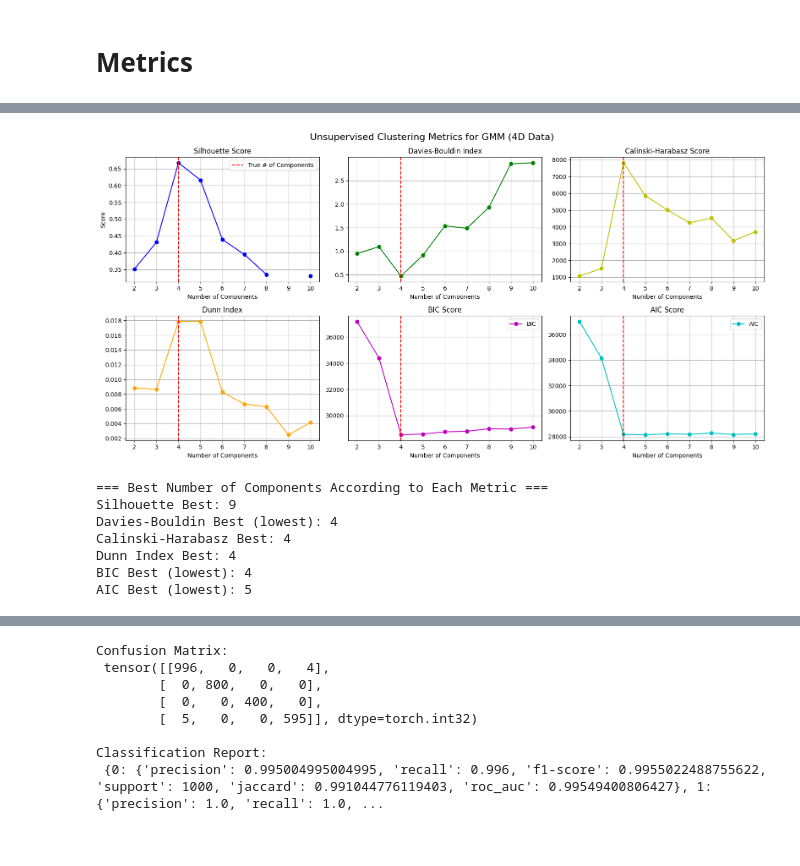
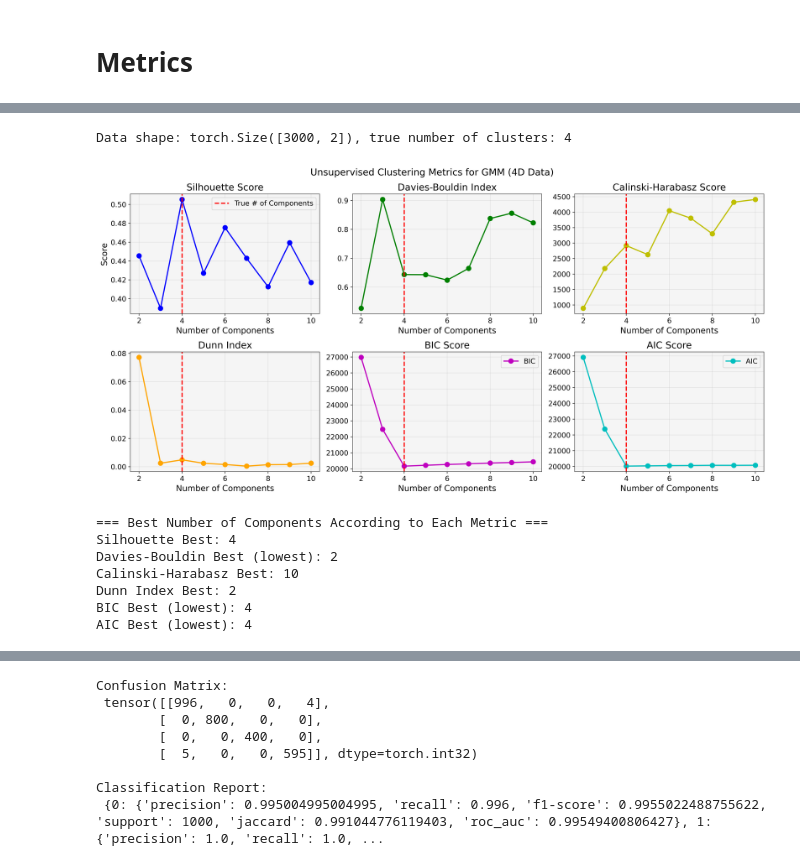
Before and after one commit to adriansousapoza/tgmm, a Jupyter notebook: notebooks/metrics.ipynb, the cells around one changed output, grey strips where cells are left out. Saved outputs shown, nothing was run; the diff lists cells and outputs as text; code cells hidden in the pictures.

```diff
--- a/notebooks/metrics.ipynb
+++ b/notebooks/metrics.ipynb
@@ -80,3 +108,10 @@ Data shape: torch.Size([2800, 4]), true number of clusters: 4
+# %%
+X_tensor = torch.tensor(X, dtype=torch.float32, device=device)
+y_tensor = torch.tensor(y_true, dtype=torch.long, device=device)
+
+print(f"Data shape: {X_tensor.shape}, true number of clusters: {n_components}")
+# %% [output]
+Data shape: torch.Size([3000, 2]), true number of clusters: 4
 # %%
 components_range = np.arange(2, 11)
 silhouette_vals = torch.zeros(len(components_range), device=device)
@@ -89,7 +124,7 @@ aic_vals = torch.zeros(len(components_range), device=device)
 # Fit a GMM for each n in components_range
 for i, n in tqdm(enumerate(components_range), total=len(components_range), desc="Evaluating range"):
     gmm = GaussianMixture(
-        n_features=4,
+        n_features=n_features,
         n_components=n,
         covariance_type='full',
         max_iter=1000,
@@ -112,7 +147,7 @@ fig, axs = plt.subplots(2, 3, figsize=(16, 8))
 
 # 1) Silhouette
 axs[0, 0].plot(components_range, silhouette_vals.cpu(), 'o-b')
-axs[0, 0].axvline(x=true_n_components, color='r', linestyle='--', label='True # of Components')
+axs[0, 0].axvline(x=n_components, color='r', linestyle='--', label='True # of Components')
 axs[0, 0].set_title('Silhouette Score')
 axs[0, 0].set_xlabel('Number of Components')
 axs[0, 0].set_ylabel('Score')
@@ -121,59 +156,59 @@ axs[0, 0].legend()
 
 # 2) Davies-Bouldin
 axs[0, 1].plot(components_range, davies_vals.cpu(), 'o-g')
-axs[0, 1].axvline(x=true_n_components, color='r', linestyle='--')
+axs[0, 1].axvline(x=n_components, color='r', linestyle='--')
 axs[0, 1].set_title('Davies-Bouldin Index')
 axs[0, 1].set_xlabel('Number of Components')
 axs[0, 1].grid(True)
 
 # 3) Calinski-Harabasz
 axs[0, 2].plot(components_range, calinski_vals.cpu(), 'o-y')
-axs[0, 2].axvline(x=true_n_components, color='r', linestyle='--')
+axs[0, 2].axvline(x=n_components, color='r', linestyle='--')
 axs[0, 2].set_title('Calinski-Harabasz Score')
 axs[0, 2].set_xlabel('Number of Components')
 axs[0, 2].grid(True)
 
 # 4) Dunn Index
 axs[1, 0].plot(components_range, dunn_vals.cpu(), 'o-', color='orange')
-axs[1, 0].axvline(x=true_n_components, color='r', linestyle='--')
+axs[1, 0].axvline(x=n_components, color='r', linestyle='--')
 axs[1, 0].set_title('Dunn Index')
 axs[1, 0].set_xlabel('Number of Components')
 axs[1, 0].grid(True)
 
 # 5) BIC
 axs[1, 1].plot(components_range, bic_vals.cpu(), 'o-m', label='BIC')
-axs[1, 1].axvline(x=true_n_components, color='r', linestyle='--')
+axs[1, 1].axvline(x=n_components, color='r', linestyle='--')
 axs[1, 1].set_title('BIC Score')
 axs[1, 1].set_xlabel('Number of Components')
 axs[1, 1].grid(True)
 axs[1, 1].legend()
 
 # 6) AIC
 axs[1, 2].plot(components_range, aic_vals.cpu(), 'o-c', label='AIC')
-axs[1, 2].axvline(x=true_n_components, color='r', linestyle='--')
+axs[1, 2].axvline(x=n_components, color='r', linestyle='--')
 axs[1, 2].set_title('AIC Score')
 axs[1, 2].set_xlabel('Number of Components')
 axs[1, 2].grid(True)
 axs[1, 2].legend()
 
 plt.suptitle("Unsupervised Clustering Metrics for GMM (4D Data)", fontsize=16)
 plt.tight_layout()
 plt.show()
 
 print("=== Best Number of Components According to Each Metric ===")
 print(f"Silhouette Best: {components_range[torch.argmax(silhouette_vals)].item()}")
 print(f"Davies-Bouldin Best (lowest): {components_range[torch.argmin(davies_vals)].item()}")
 print(f"Calinski-Harabasz Best: {components_range[torch.argmax(calinski_vals)].item()}")
 print(f"Dunn Index Best: {components_range[torch.argmax(dunn_vals)].item()}")
 print(f"BIC Best (lowest): {components_range[torch.argmin(bic_vals)].item()}")
 print(f"AIC Best (lowest): {components_range[torch.argmin(aic_vals)].item()}")
 # %% [output]
-[figure, old version]
+[figure, new version]
 === Best Number of Components According to Each Metric ===
-Silhouette Best: 9
-Davies-Bouldin Best (lowest): 4
-Calinski-Harabasz Best: 4
-Dunn Index Best: 4
+Silhouette Best: 4
+Davies-Bouldin Best (lowest): 2
+Calinski-Harabasz Best: 10
+Dunn Index Best: 2
 BIC Best (lowest): 4
-AIC Best (lowest): 5
+AIC Best (lowest): 4
 # %%
```
Also changed, not shown: parts of 7 cells of this notebook, 4 other files.
